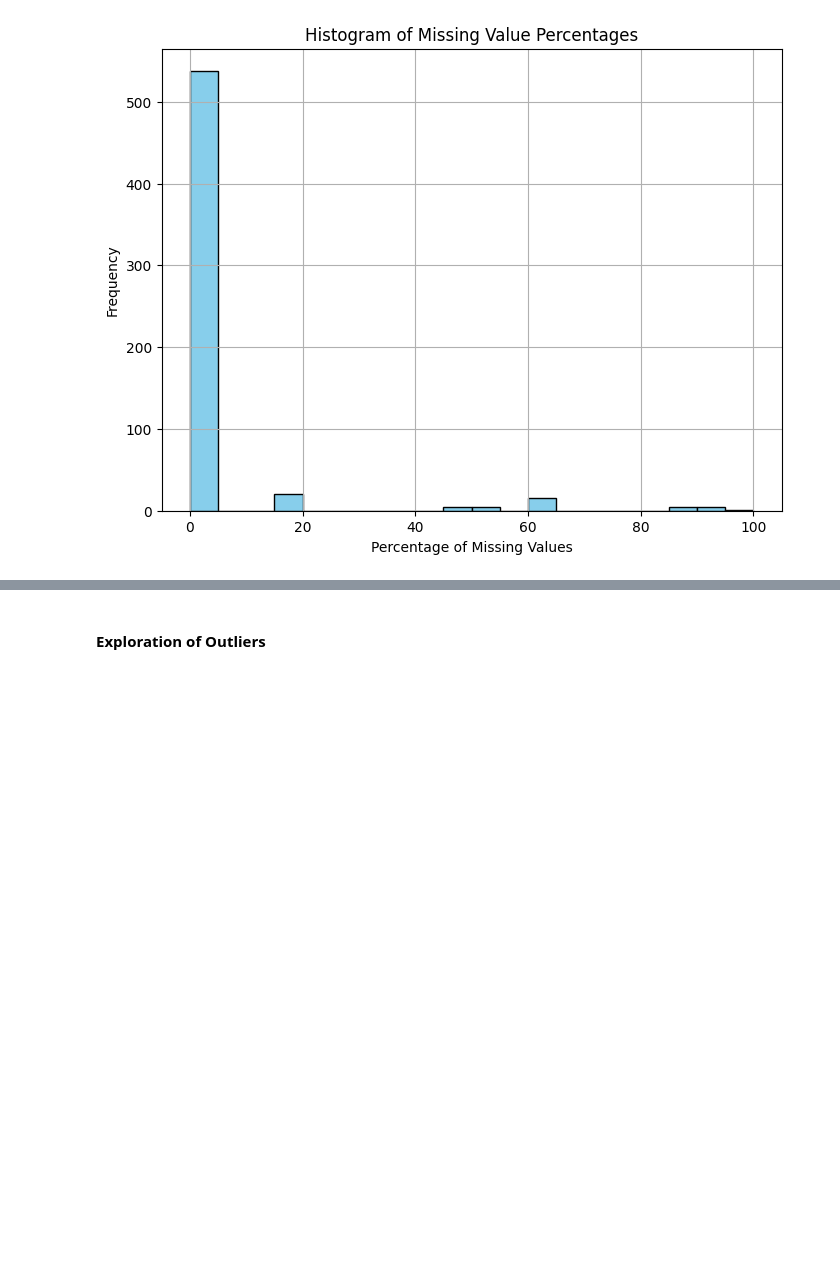
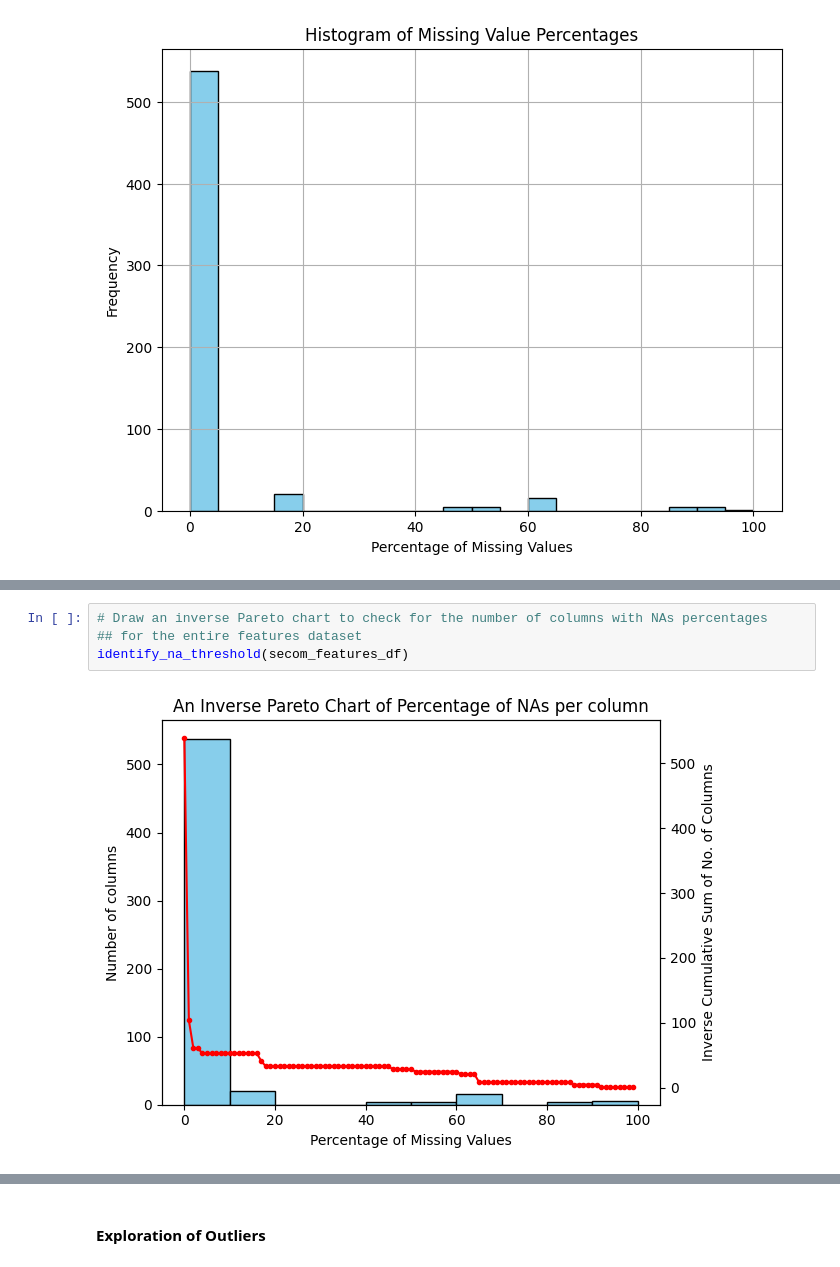
Before and after one commit to HayateSato/SECOM_Project, a Jupyter notebook: secom_file_draft_Majeed.ipynb, the cells around one changed output, grey strips where cells are left out. Drawn from its saved outputs; the diff is of its cells as text; blank space fills up the shorter version.

```diff
--- a/secom_file_draft_Majeed.ipynb
+++ b/secom_file_draft_Majeed.ipynb
@@ -302,0 +378,6 @@ Frequency Table of Percentage of Missing Values in Each Column:
+# %%
+# Draw an inverse Pareto chart to check for the number of columns with NAs percentages
+## for the entire features dataset
+identify_na_threshold(secom_features_df)
+# %% [output]
+[figure, added]
```
Also changed, not shown: parts of 22 cells of this notebook.
